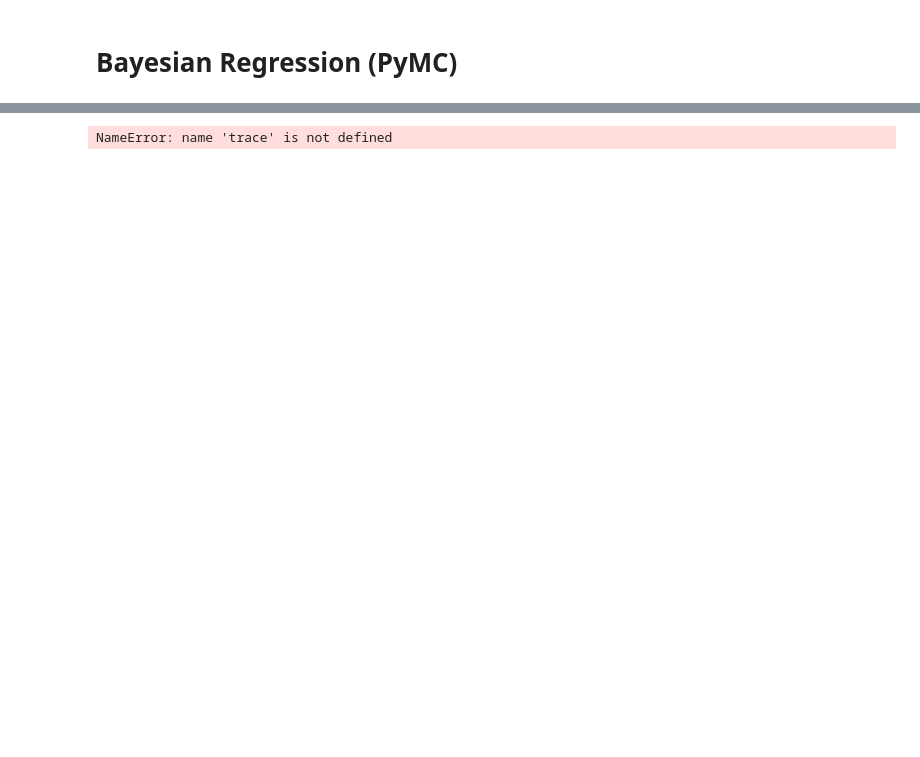
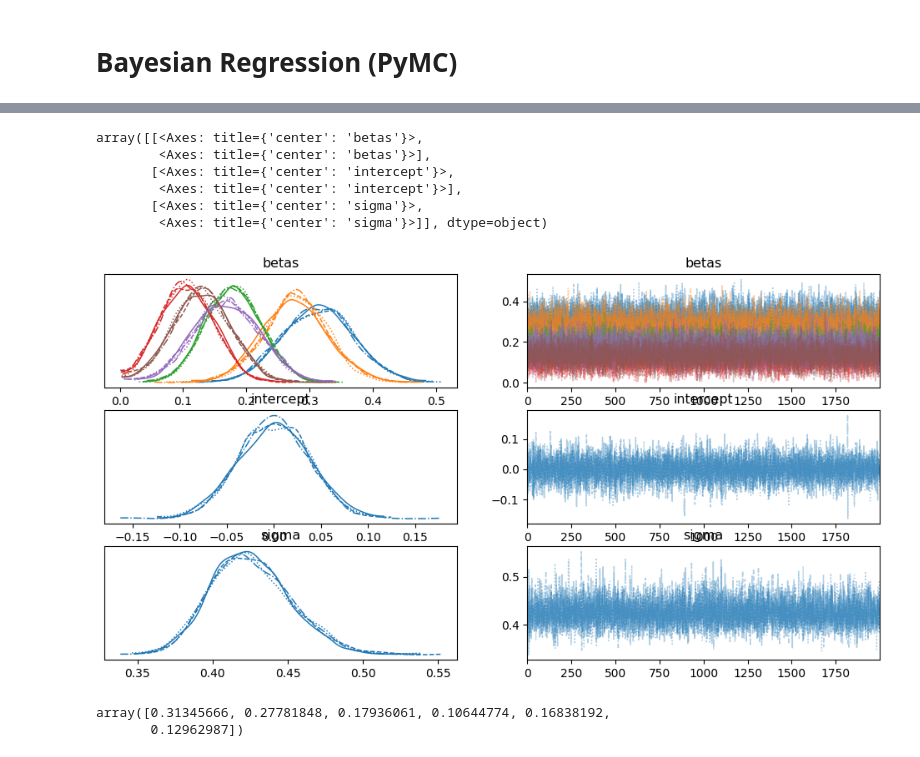
Before and after one commit to TanyaSrivastava444/marketing-mix-model-Staffing, a Jupyter notebook: Notebooks/Adstock_Transformation_&_Saturation_Modeling.ipynb, the cells around one changed output, grey strips where cells are left out. Cells and saved outputs as stored; diff of their text form; code cells hidden in the pictures; blank space fills up the shorter version.

```diff
--- a/Notebooks/Adstock_Transformation_&_Saturation_Modeling.ipynb
+++ b/Notebooks/Adstock_Transformation_&_Saturation_Modeling.ipynb
@@ -216,5 +224,6 @@ hill function is used
 # %%
 def hill_function(x, alpha=1.5, gamma=1):
+    x = np.abs(x)
     return (x**alpha) / (gamma**alpha + x**alpha)
 # %%
 adstock_cols = [c+"_adstock" for c in channels]
@@ -253,6 +351,15 @@ macro_vars = [
 from sklearn.preprocessing import StandardScaler
 import pymc as pm
 import numpy as np
+
+features = (
+    [c+"_adstock_sat" for c in channels] +
+    macro_vars +
+    ["sin_1","cos_1","sin_2","cos_2"]
+)
+
+X = df[channels].values
+y = df["placements"].values
 
 scaler = StandardScaler()
 X_scaled = scaler.fit_transform(X)
@@ -263,7 +370,7 @@ with pm.Model() as mmm_model:
 
     intercept = pm.Normal("intercept", 0, 1)
 
-    betas = pm.HalfNormal("betas", sigma=1, shape=X_scaled.shape[1])
+    betas = pm.HalfNormal("betas", sigma=0.3, shape=X_scaled.shape[1])
 
     sigma = pm.HalfNormal("sigma", 1)
 
@@ -271,5 +378,6 @@ with pm.Model() as mmm_model:
 
     placements = pm.Normal("placements", mu=mu, sigma=sigma, observed=y_scaled)
 
-    trace = pm.sample(2000, tune=1000, target_accept=0.9)
+    trace = pm.sample(2000, tune=3000, target_accept=0.99,chains=4,
+    cores=4)
 # %% [output]
@@ -283,3 +400,14 @@ y = np.nan_to_num(y)
+# %%
+# Visual Check
+az.plot_trace(trace)
+# %% [output]
+array([[<Axes: title={'center': 'betas'}>,
+        <Axes: title={'center': 'betas'}>],
+       [<Axes: title={'center': 'intercept'}>,
+        <Axes: title={'center': 'intercept'}>],
+       [<Axes: title={'center': 'sigma'}>,
+        <Axes: title={'center': 'sigma'}>]], dtype=object)
+[figure, added]
 # %%
 ## Channel Contribution Estimation
 
@@ -289,8 +417,11 @@ contribution = X * beta_means
 
 channel_contribution = pd.DataFrame(
 contribution,
-columns=features,
+columns=channels,
 index=df.index
 )
-# %% [output]
-NameError: name 'trace' is not defined
+# %%
+beta_means
+# %% [output]
+array([0.31345666, 0.27781848, 0.17936061, 0.10644774, 0.16838192,
+       0.12962987])
```
Also changed, not shown: parts of 18 cells of this notebook.
